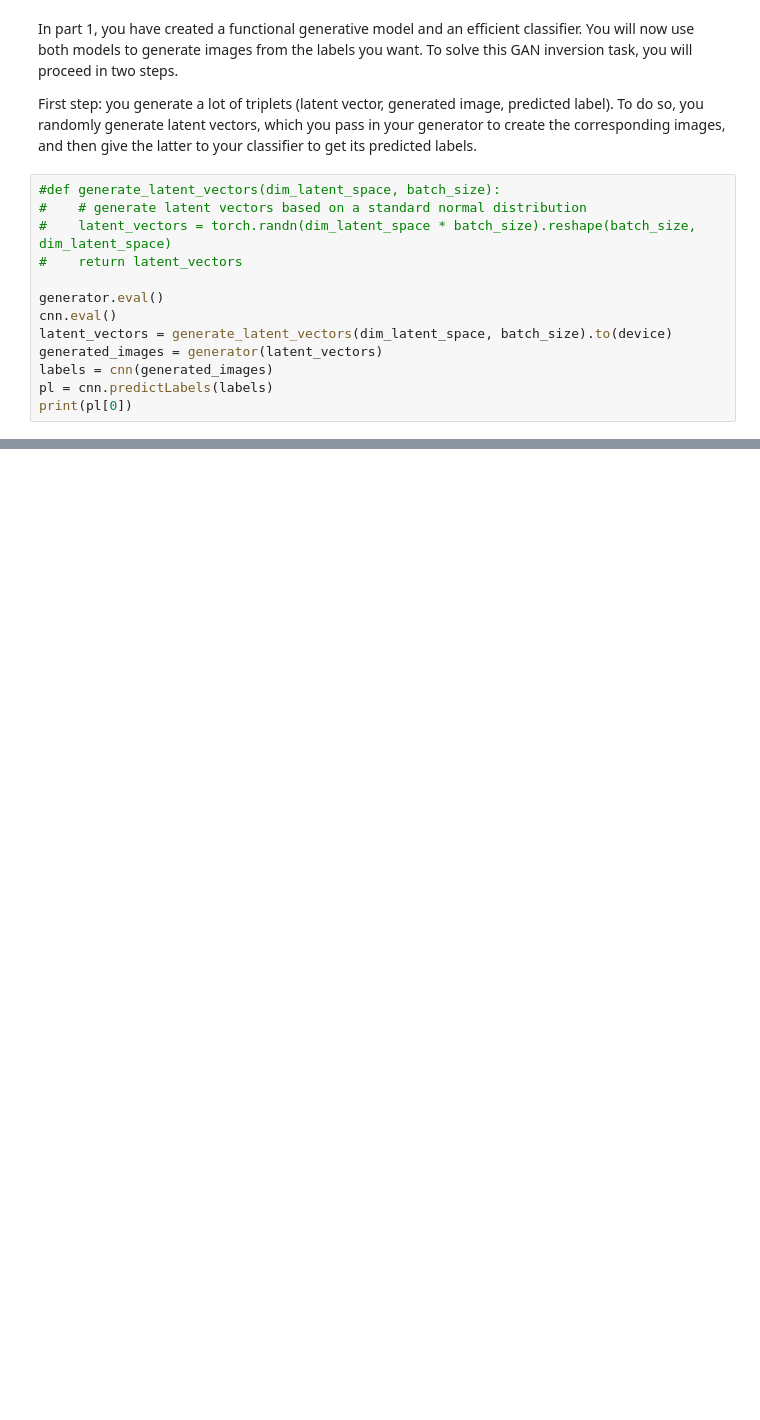
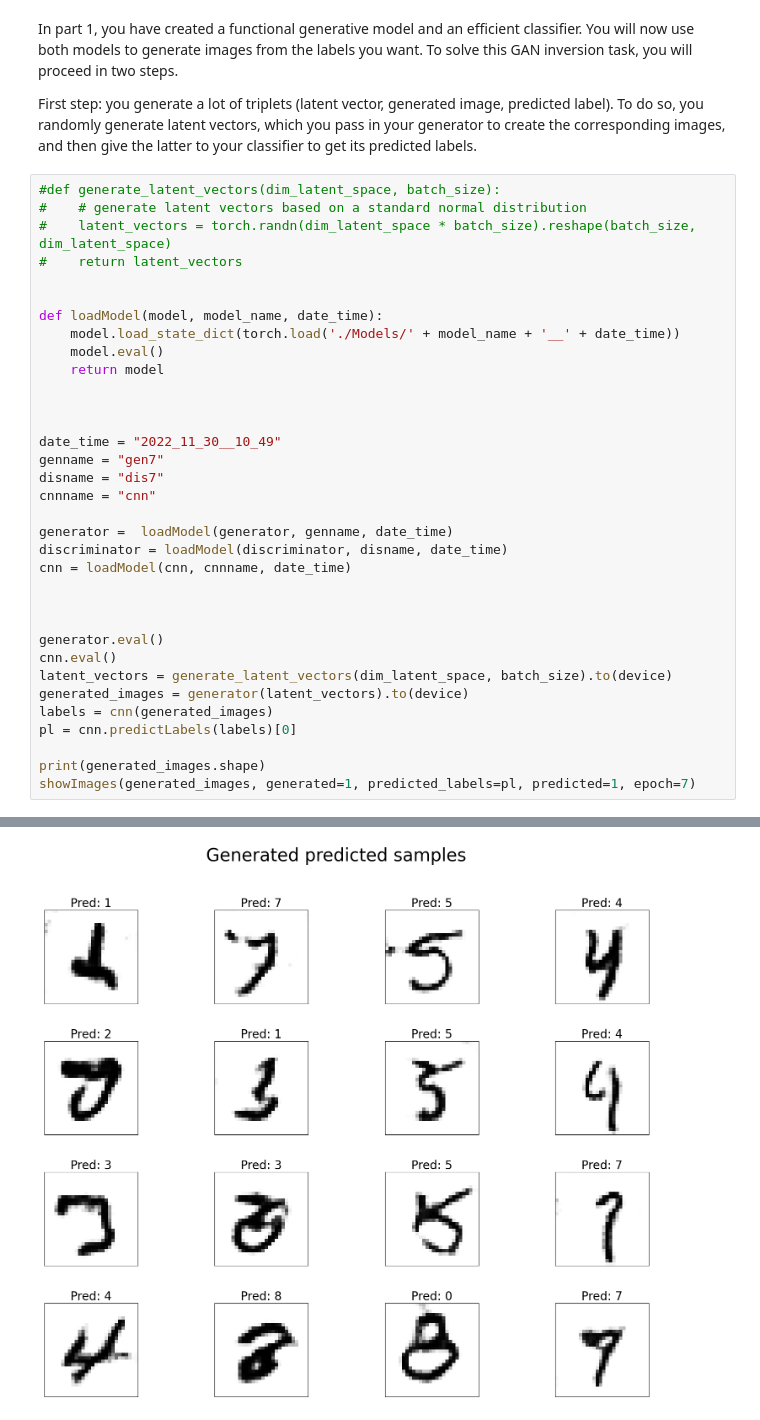
Before and after one commit to Pietro-Gavazzi/linma2472-project, a Jupyter notebook: project3/pietro.ipynb, the cells around one changed output, grey strips where cells are left out. Drawn from its saved outputs; the diff is of its cells as text; blank space fills up the shorter version.

```diff
--- a/project3/pietro.ipynb
+++ b/project3/pietro.ipynb
@@ -1267,11 +1267,32 @@ latter to your classifier to get its predicted labels.
 #    latent_vectors = torch.randn(dim_latent_space * batch_size).reshape(batch_size, dim_latent_space)
 #    return latent_vectors
 
+
+def loadModel(model, model_name, date_time):
+    model.load_state_dict(torch.load('./Models/' + model_name + '__' + date_time))
+    model.eval()
+    return model
+
+
+
+date_time = "2022_11_30__10_49"
+genname = "gen7"
+disname = "dis7"
+cnnname = "cnn"
+
+generator =  loadModel(generator, genname, date_time)
+discriminator = loadModel(discriminator, disname, date_time)
+cnn = loadModel(cnn, cnnname, date_time)
+
+
+
 generator.eval()
 cnn.eval()
 latent_vectors = generate_latent_vectors(dim_latent_space, batch_size).to(device)
-generated_images = generator(latent_vectors)
+generated_images = generator(latent_vectors).to(device)
 labels = cnn(generated_images)
-pl = cnn.predictLabels(labels)
-print(pl[0])
+pl = cnn.predictLabels(labels)[0]
+
+print(generated_images.shape)
+showImages(generated_images, generated=1, predicted_labels=pl, predicted=1, epoch=7)
 # %% [output]
@@ -1280,3 +1300,4 @@ tensor([2, 7, 1, 7, 1, 0, 1, 7, 0, 7, 7, 9, 8, 7, 9, 0, 0, 1, 8, 2, 3, 8, 9, 4,
+[figure, added]
 # %% [markdown]
 
 Second step: select the images with the highest quality, i.e. the ones looking visually the most like true data.
```
Also changed, not shown: parts of 25 cells of this notebook, 22 other files.
